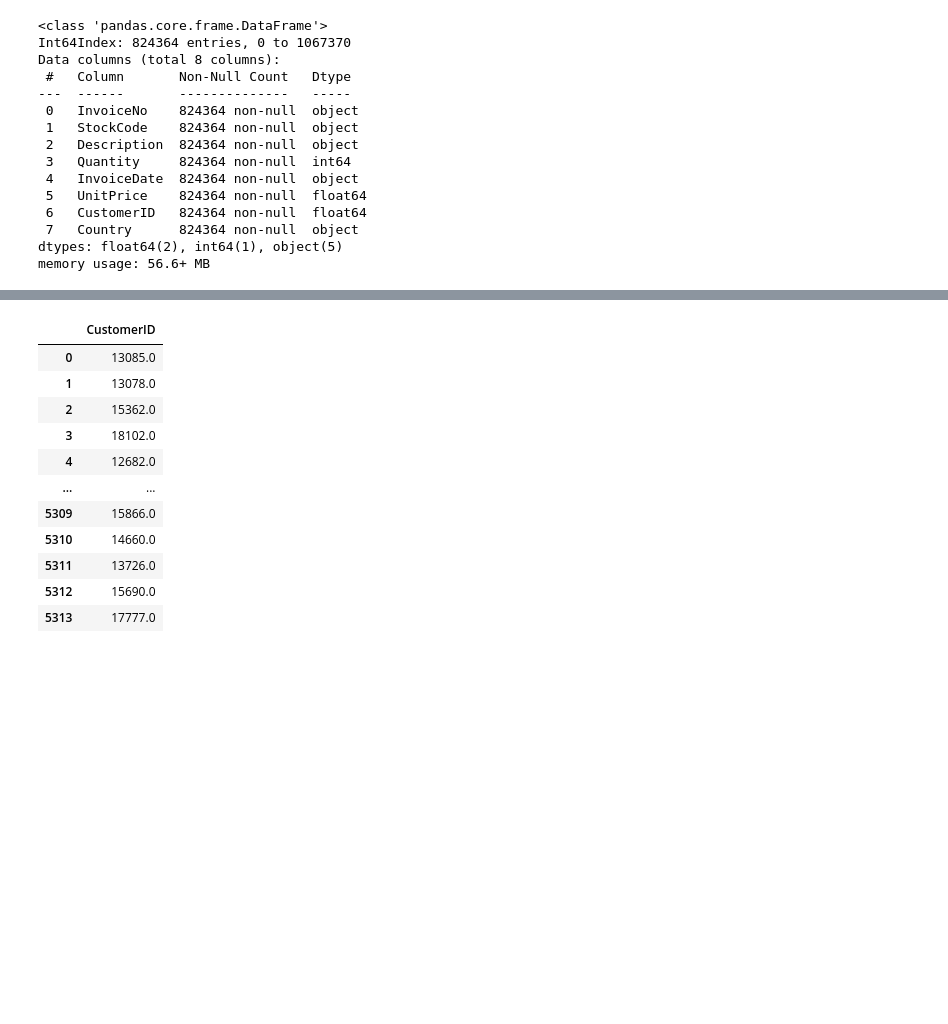
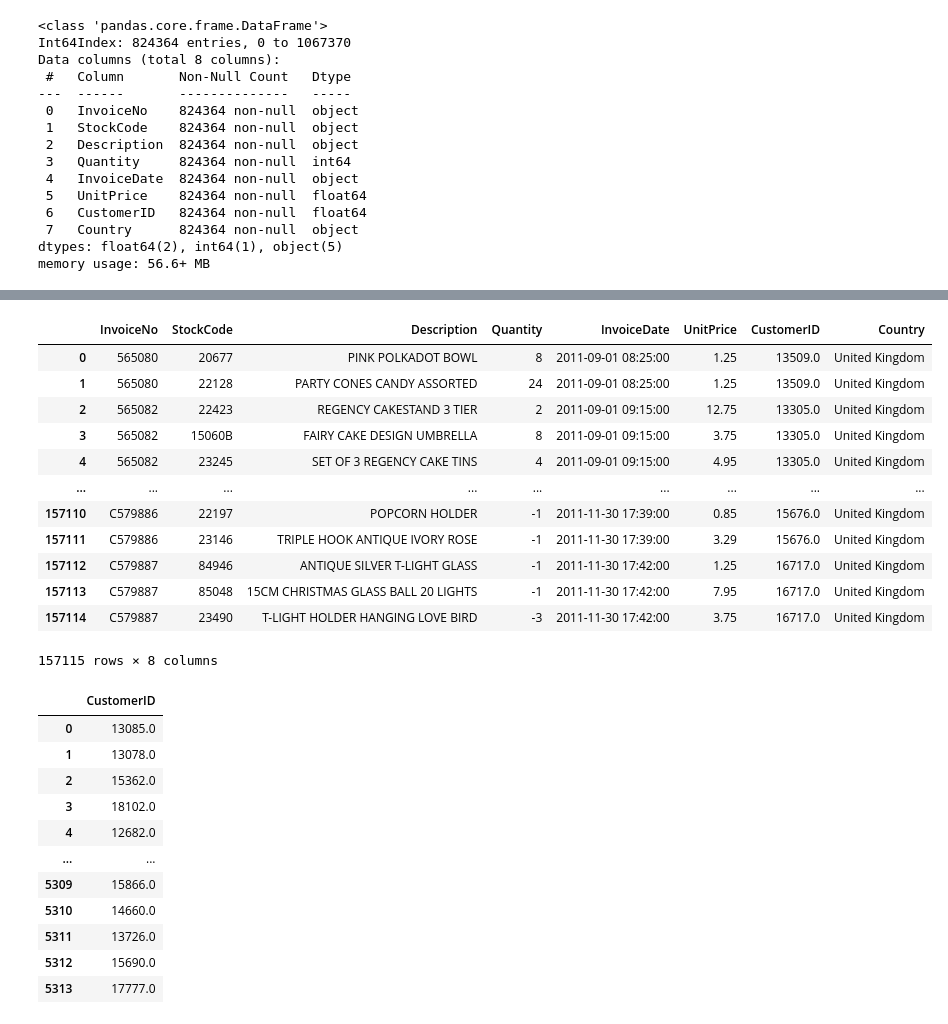
Before and after one commit to Gesskay/buying_date_pred, a Jupyter notebook: evans_ocansey.ipynb, the cells around one changed output, grey strips where cells are left out. Saved outputs shown, nothing was run; the diff lists cells and outputs as text; code cells hidden in the pictures; blank space fills up the shorter version.

```diff
--- a/evans_ocansey.ipynb
+++ b/evans_ocansey.ipynb
@@ -72,5 +80,20 @@ ctm_bhvr_dt = df[(df.InvoiceDate < pd.Timestamp(2011,9,1)) & (df.InvoiceDate >=
 # %%
 ctm_next_quarter = df[(df.InvoiceDate < pd.Timestamp(2011,12,1)) & (df.InvoiceDate >= pd.Timestamp(2011,9,1))].reset_index(drop=True)
+ctm_next_quarter
+# %% [output]
+|  | InvoiceNo | StockCode | Description | Quantity | InvoiceDate | UnitPrice | CustomerID | Country |
+| 0 | 565080 | 20677 | PINK POLKADOT BOWL | 8 | 2011-09-01 08:25:00 | 1.25 | 13509.0 | United Kingdom |
+| 1 | 565080 | 22128 | PARTY CONES CANDY ASSORTED | 24 | 2011-09-01 08:25:00 | 1.25 | 13509.0 | United Kingdom |
+| 2 | 565082 | 22423 | REGENCY CAKESTAND 3 TIER | 2 | 2011-09-01 09:15:00 | 12.75 | 13305.0 | United Kingdom |
+| 3 | 565082 | 15060B | FAIRY CAKE DESIGN UMBRELLA | 8 | 2011-09-01 09:15:00 | 3.75 | 13305.0 | United Kingdom |
+| 4 | 565082 | 23245 | SET OF 3 REGENCY CAKE TINS | 4 | 2011-09-01 09:15:00 | 4.95 | 13305.0 | United Kingdom |
+| ... | ... | ... | ... | ... | ... | ... | ... | ... |
+| 157110 | C579886 | 22197 | POPCORN HOLDER | -1 | 2011-11-30 17:39:00 | 0.85 | 15676.0 | United Kingdom |
+| 157111 | C579886 | 23146 | TRIPLE HOOK ANTIQUE IVORY ROSE | -1 | 2011-11-30 17:39:00 | 3.29 | 15676.0 | United Kingdom |
+| 157112 | C579887 | 84946 | ANTIQUE SILVER T-LIGHT GLASS | -1 | 2011-11-30 17:42:00 | 1.25 | 16717.0 | United Kingdom |
+| 157113 | C579887 | 85048 | 15CM CHRISTMAS GLASS BALL 20 LIGHTS | -1 | 2011-11-30 17:42:00 | 7.95 | 16717.0 | United Kingdom |
+| 157114 | C579887 | 23490 | T-LIGHT HOLDER HANGING LOVE BIRD | -3 | 2011-11-30 17:42:00 | 3.75 | 16717.0 | United Kingdom |
+157115 rows × 8 columns
 # %%
 # Get the distinct customers in the dataframe ctm_bhvr_dt
 cust_dt = pd.DataFrame(ctm_bhvr_dt['CustomerID'].unique())
```
Also changed, not shown: parts of 13 cells of this notebook, 2 other files.
